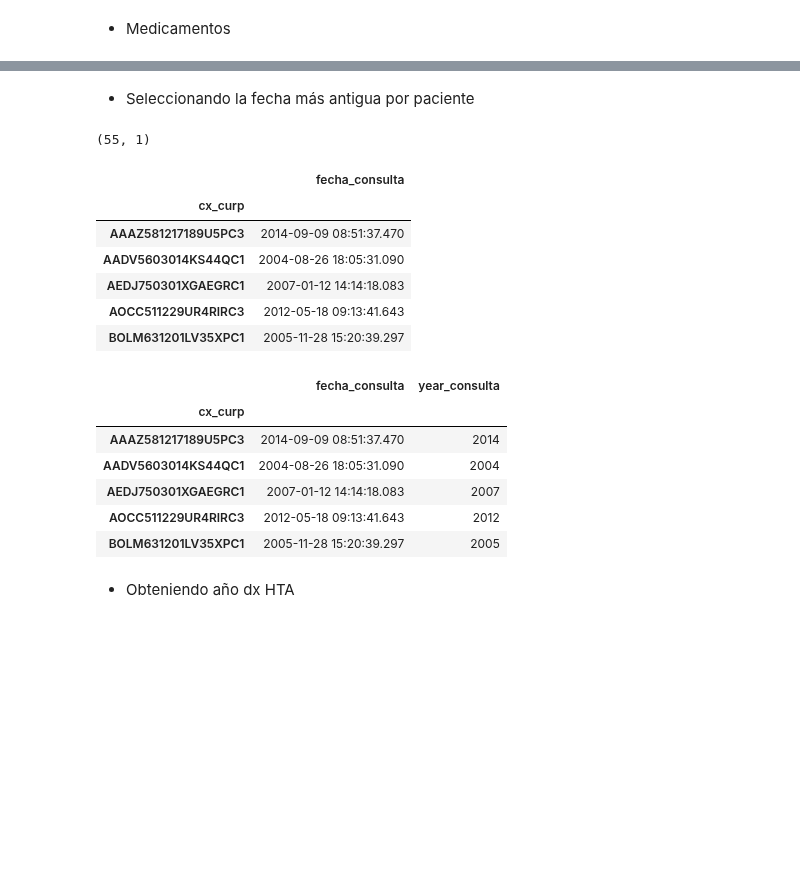
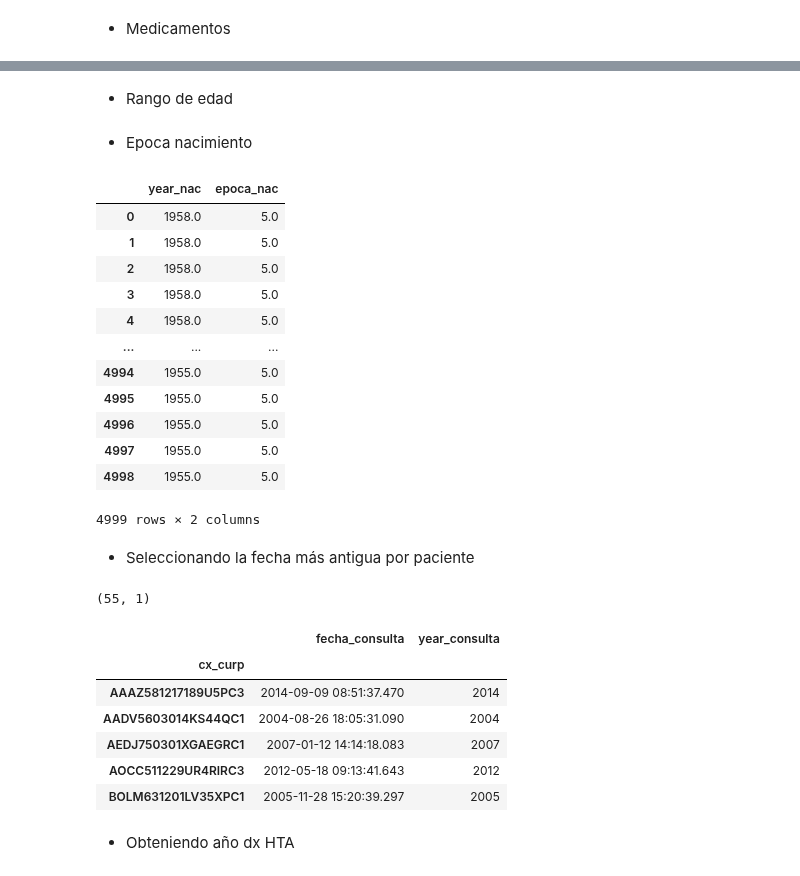
Before and after one commit to AideJGC/ProyectoDIABETIA_Estancia, a Jupyter notebook: notebooks/Feature_Engineering.ipynb, the cells around one changed output, grey strips where cells are left out. Saved outputs shown, nothing was run; the diff lists cells and outputs as text; code cells hidden in the pictures; blank space fills up the shorter version.

```diff
--- a/notebooks/Feature_Engineering.ipynb
+++ b/notebooks/Feature_Engineering.ipynb
@@ -84,0 +82,3 @@ df
+# %%
+df = proc.medicine_cat(df,df_m)
+df.shape
@@ -84,0 +99,2 @@ df
+# %% [markdown]
+- Rango de edad
@@ -85,30 +103,39 @@ df
+# %% [markdown]
+- Epoca nacimiento
+# %%
+df = proc.epoca_nac(df)
+df[['year_nac','epoca_nac']]
+# %% [output]
+|  | year_nac | epoca_nac |
+| 0 | 1958.0 | 5.0 |
+| 1 | 1958.0 | 5.0 |
+| 2 | 1958.0 | 5.0 |
+| 3 | 1958.0 | 5.0 |
+| 4 | 1958.0 | 5.0 |
+| ... | ... | ... |
+| 4994 | 1955.0 | 5.0 |
+| 4995 | 1955.0 | 5.0 |
+| 4996 | 1955.0 | 5.0 |
+| 4997 | 1955.0 | 5.0 |
+| 4998 | 1955.0 | 5.0 |
+4999 rows × 2 columns
 # %% [markdown]
 - Seleccionando la fecha más antigua por paciente
 # %%
 df_time = df.groupby('cx_curp')['fecha_consulta'].min()
 df_time = pd.DataFrame(df_time).sort_values('cx_curp')
 print(df_time.shape)
+df_time['year_consulta'] = df_time['fecha_consulta'].dt.year
 df_time.head(5)
 # %% [output]
 (55, 1)
-|  | fecha_consulta |
-| cx_curp |  |
-| AAAZ581217189U5PC3 | 2014-09-09 08:51:37.470 |
-| AADV5603014KS44QC1 | 2004-08-26 18:05:31.090 |
-| AEDJ750301XGAEGRC1 | 2007-01-12 14:14:18.083 |
-| AOCC511229UR4RIRC3 | 2012-05-18 09:13:41.643 |
-| BOLM631201LV35XPC1 | 2005-11-28 15:20:39.297 |
+|  | fecha_consulta | year_consulta |
+| cx_curp |  |  |
+| AAAZ581217189U5PC3 | 2014-09-09 08:51:37.470 | 2014 |
+| AADV5603014KS44QC1 | 2004-08-26 18:05:31.090 | 2004 |
+| AEDJ750301XGAEGRC1 | 2007-01-12 14:14:18.083 | 2007 |
+| AOCC511229UR4RIRC3 | 2012-05-18 09:13:41.643 | 2012 |
+| BOLM631201LV35XPC1 | 2005-11-28 15:20:39.297 | 2005 |
-# %%
-df_time['year_consulta'] = df_time['fecha_consulta'].dt.year
-df_time.head(5)
-# %% [output]
-|  | fecha_consulta | year_consulta |
-| cx_curp |  |  |
-| AAAZ581217189U5PC3 | 2014-09-09 08:51:37.470 | 2014 |
-| AADV5603014KS44QC1 | 2004-08-26 18:05:31.090 | 2004 |
-| AEDJ750301XGAEGRC1 | 2007-01-12 14:14:18.083 | 2007 |
-| AOCC511229UR4RIRC3 | 2012-05-18 09:13:41.643 | 2012 |
-| BOLM631201LV35XPC1 | 2005-11-28 15:20:39.297 | 2005 |
 # %% [markdown]
 - Obteniendo año dx HTA
 # %%
```
Also changed, not shown: parts of 40 cells of this notebook.
